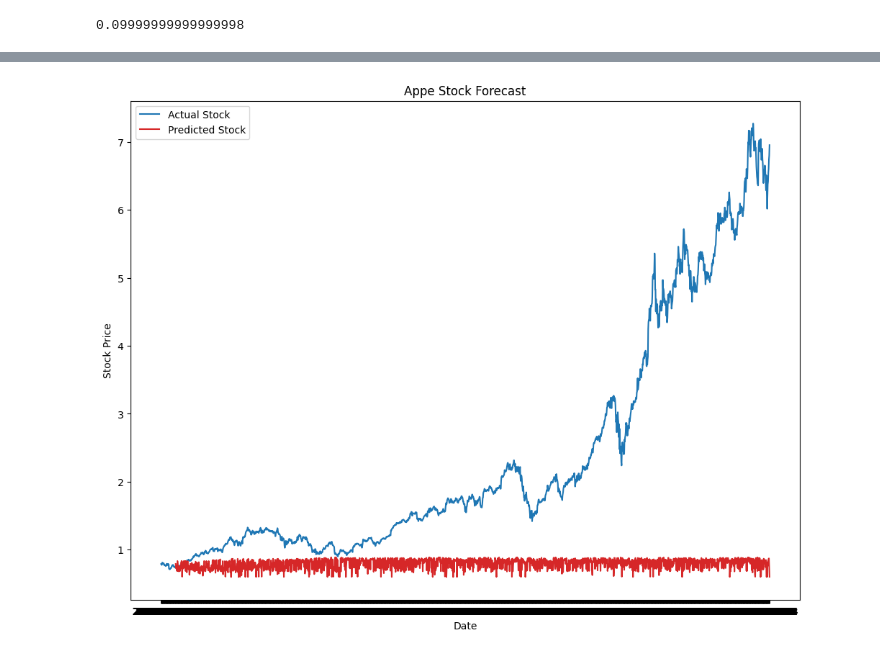
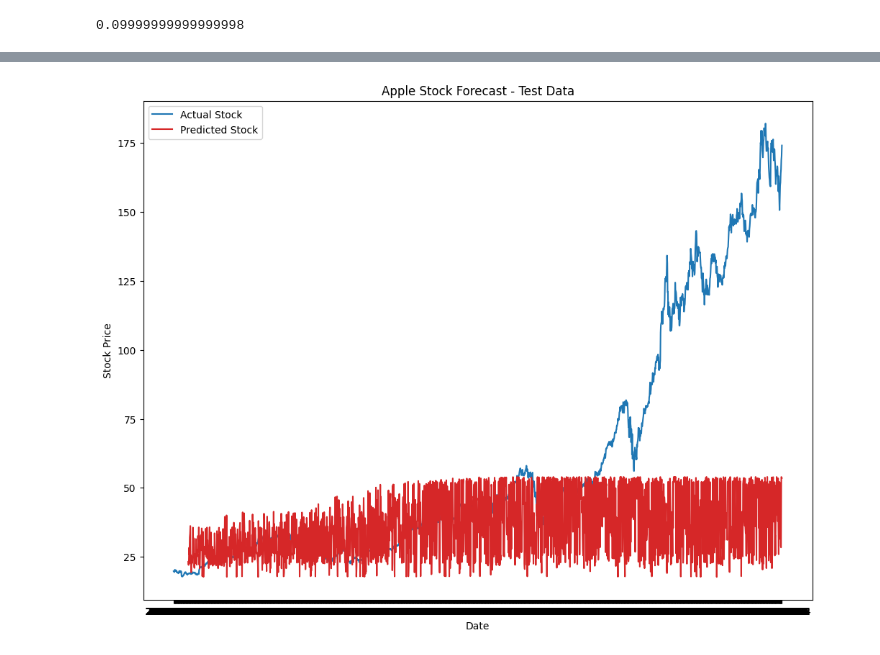
Before and after one commit to AxelSeanCP/Apple-Stock-Forecast, a Jupyter notebook: Timeseries_Model.ipynb, the cells around one changed output, grey strips where cells are left out. Saved outputs shown, nothing was run; the diff lists cells and outputs as text; code cells hidden in the pictures.

Commit message:
progress #4
- tried to fix prediction for the neural network approach but not working. need more training optimization
- update readme.md

```diff
--- a/Timeseries_Model.ipynb
+++ b/Timeseries_Model.ipynb
@@ -136,12 +101,12 @@ model = tf.keras.Sequential([
 ])
 # %%
 model.compile(
-    optimizer=tf.keras.optimizers.SGD(learning_rate=0.001, momentum=0.9),
+    optimizer=tf.keras.optimizers.Adam(learning_rate=1e-4),
     loss=tf.keras.losses.Huber(),
     metrics=['mae']
 )
 # %%
-berhenti_bos = BerhentiBos(sabar_mae=25)
+berhenti_bos = BerhentiBos()
 mymodel = model.fit(
     train_set,
     epochs=100,
@@ -189,3 +172,3 @@ plt.show()
 # %%
-predictions = model.predict(test_set)
+prediction_test = model.predict(test_set)
 # %% [output]
@@ -193,11 +176,14 @@ predictions = model.predict(test_set)
+# %%
+stock_test = min_max_scaler.inverse_transform(stock_test.reshape(-1, 1))
+prediction_test = min_max_scaler.inverse_transform(prediction_test.reshape(-1, 1))
 # %%
 plt.figure(figsize=(12,9))
 plt.plot(dates_test, stock_test, label="Actual Stock")
-plt.plot(dates_test[50:], predictions, label="Predicted Stock", color="C3")
+plt.plot(dates_test[50:], prediction_test, label="Predicted Stock", color="C3")
 plt.legend()
-plt.title("Appe Stock Forecast")
+plt.title("Apple Stock Forecast - Test Data")
 plt.xlabel("Date")
 plt.ylabel("Stock Price")
 plt.show()
 # %% [output]
-[figure, old version]
+[figure, new version]
```
Also changed, not shown: parts of 12 cells of this notebook, 7 other files.
